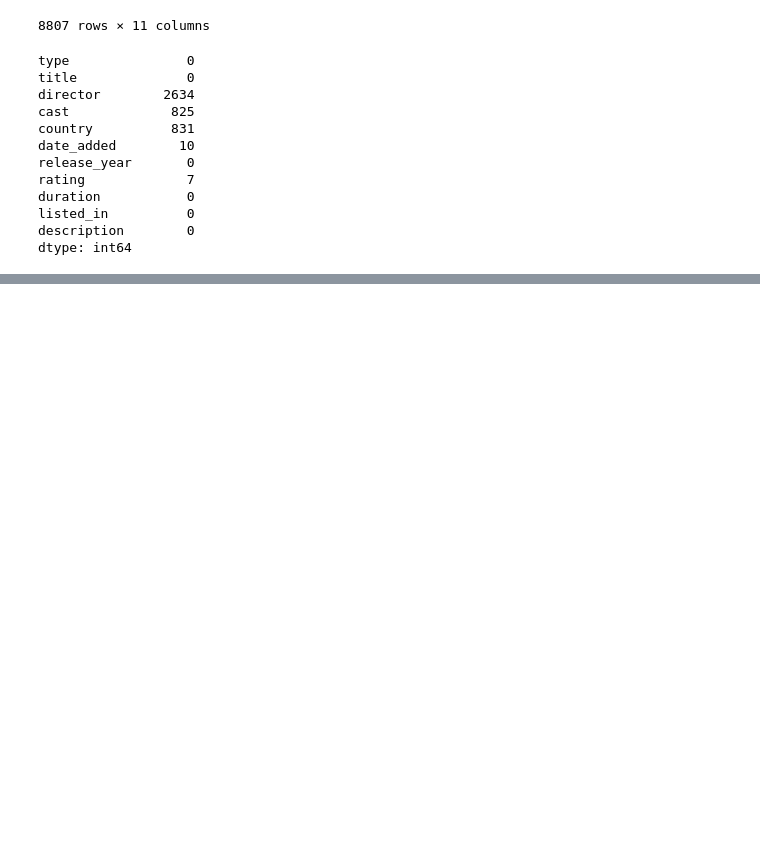
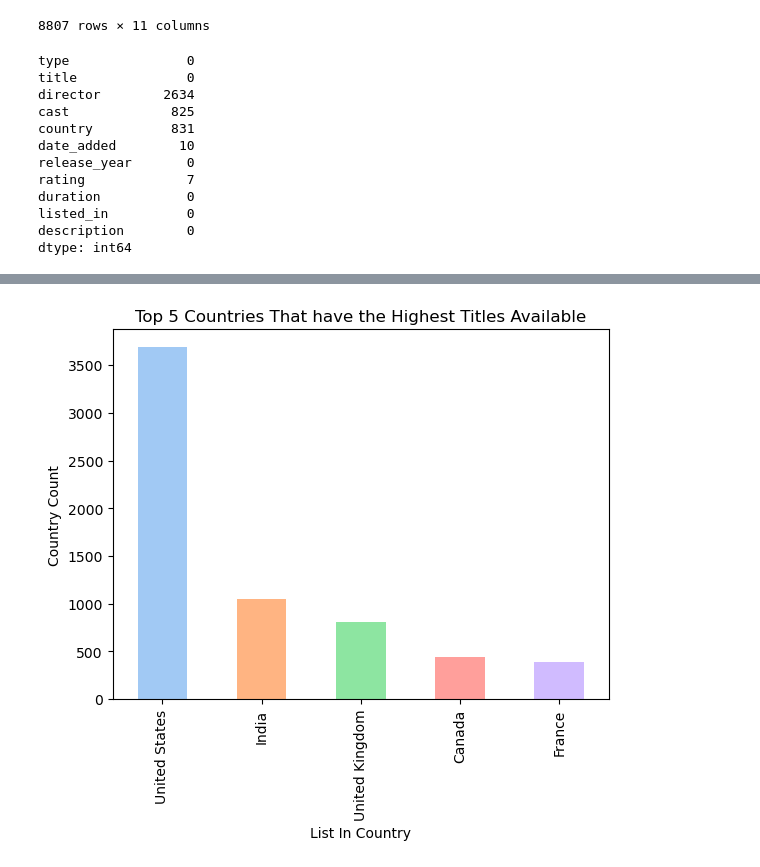
Before and after one commit to jameslaurence82/PythonPandas, a Jupyter notebook: netflixtitles.ipynb, the cells around one changed output, grey strips where cells are left out. Cells and saved outputs as stored; diff of their text form; code cells hidden in the pictures; blank space fills up the shorter version.

```diff
--- a/netflixtitles.ipynb
+++ b/netflixtitles.ipynb
@@ -121,3 +123,7 @@ netflixdf[object_columns] = netflixdf[object_columns].apply(lambda x: x.str.stri
 
 # Ensure the data type of object columns remains as 'object'
 netflixdf[object_columns] = netflixdf[object_columns].astype('object')
+# %%
+# Copy original DataFrame to avoid modifying it
+netflixdf.replace('', ' ', inplace=True)
+netflixdf
@@ -272,0 +295,12 @@ dtype: int64
+# %%
+# # Copy listed_indf_exploded DataFrame to avoid modifying it
+countrydf = netflixdf.copy()
+
+# Convert the 'country' column to lists by splits comma separated values
+countrydf['country'] = countrydf['country'].str.split(', ')
+
+# Explode country column cells
+countrydf = countrydf.explode('country')
+
+# Print exploded countrty DataFrame to verify 's8' has multiple listed in countries
+countrydf.loc['s8']
@@ -272,0 +316,10 @@ dtype: int64
+# %%
+# value count of the top countries which have the most shows listed in
+
+ListedInCount = countrydf.copy()
+# counting values and resetting the index and droping na values
+ListedInCount = ListedInCount.country.value_counts(dropna=True).reset_index()
+# Starts the index at 1 not 0
+ListedInCount.index = ListedInCount.index + 1
+#display dataframe
+ListedInCount
@@ -272,0 +340,5 @@ dtype: int64
+# %%
+# Top 5 Countries in Named columns
+# names the ListedInCount columns 'Listed In Country', 'Country Count'
+ListedInCount.columns = ['Listed In Country', 'Country Count']
+ListedInCount.head(5)
@@ -272,0 +352,10 @@ dtype: int64
+# %%
+top_5_countries = ListedInCount.sort_values(by='Country Count', ascending=False).head(5)
+# Plot the bar chart
+top_5_countries.plot(kind='bar', x='Listed In Country', y='Country Count', color=sns.color_palette("pastel"), legend=False)
+plt.xlabel('List In Country')
+plt.ylabel('Country Count')
+plt.title('Top 5 Countries That have the Highest Titles Available')
+plt.show()
+# %% [output]
+[figure, added]
```
Also changed, not shown: parts of 14 cells of this notebook.
